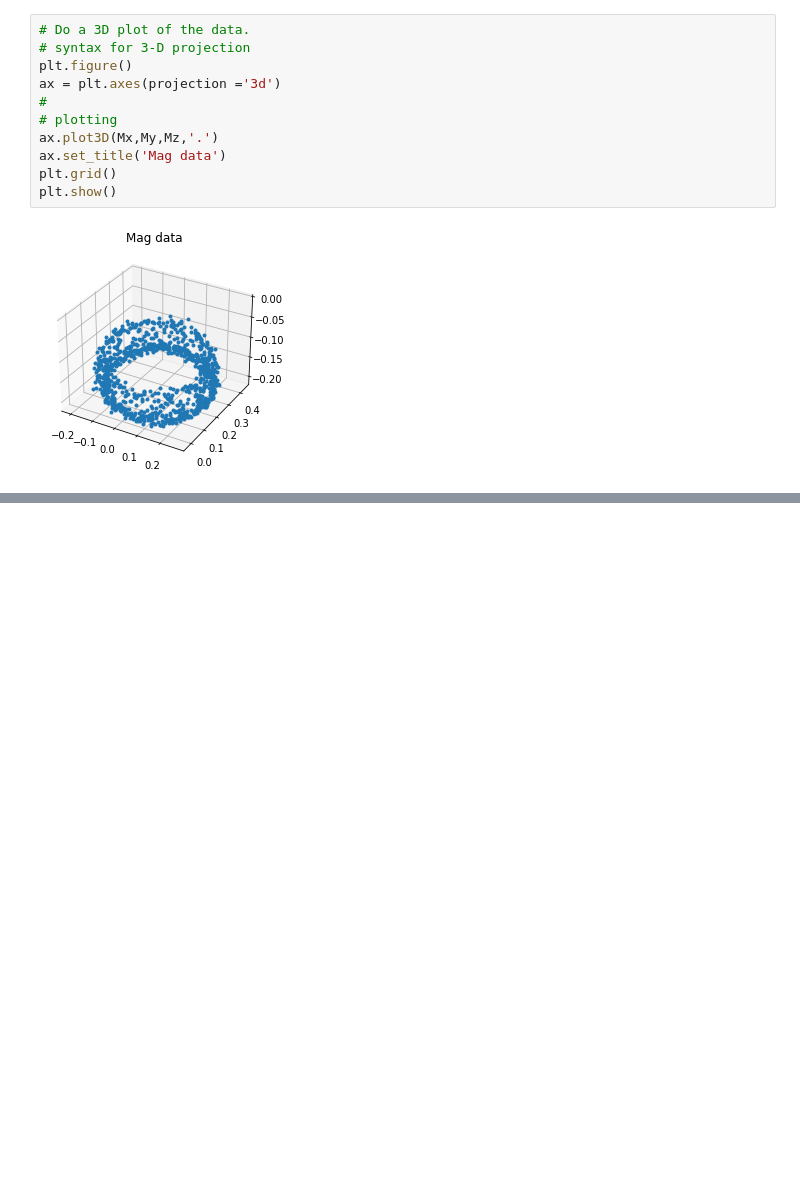
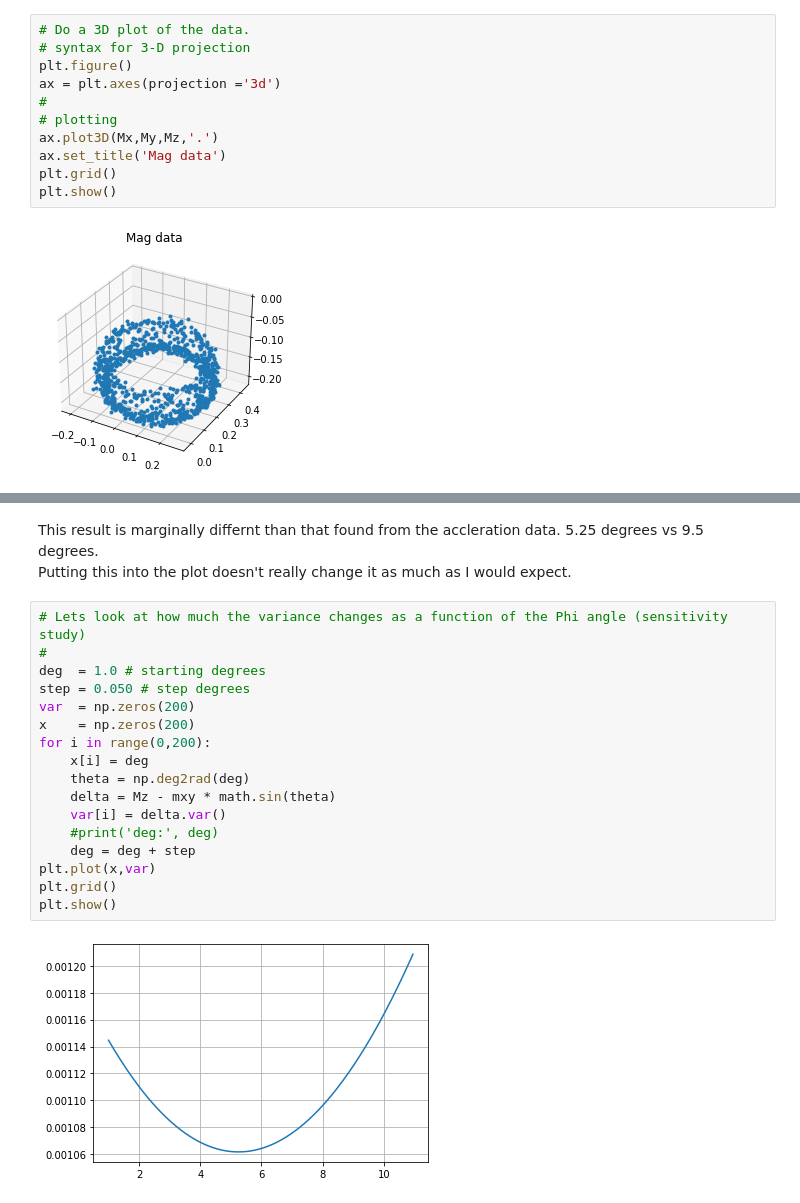
Before and after one commit to clirakis/Jupyter, a Jupyter notebook: MagSensor/FitMag.ipynb, the cells around one changed output, grey strips where cells are left out. Drawn from its saved outputs; the diff is of its cells as text; blank space fills up the shorter version.

```diff
--- a/MagSensor/FitMag.ipynb
+++ b/MagSensor/FitMag.ipynb
@@ -96,0 +161,22 @@ Optimization terminated successfully.
+# %% [markdown]
+This result is marginally differnt than that found from the accleration data. 5.25 degrees vs 9.5 degrees.<br>
+Putting this into the plot doesn't really change it as much as I would expect. <br>
+# %%
+# Lets look at how much the variance changes as a function of the Phi angle (sensitivity study)
+#
+deg  = 1.0 # starting degrees
+step = 0.050 # step degrees
+var  = np.zeros(200)
+x    = np.zeros(200)
+for i in range(0,200):
+    x[i] = deg
+    theta = np.deg2rad(deg)
+    delta = Mz - mxy * math.sin(theta)
+    var[i] = delta.var()
+    #print('deg:', deg)
+    deg = deg + step
+plt.plot(x,var)
+plt.grid()
+plt.show()
+# %% [output]
+[figure, added]
```
Also changed, not shown: parts of 19 cells of this notebook.
